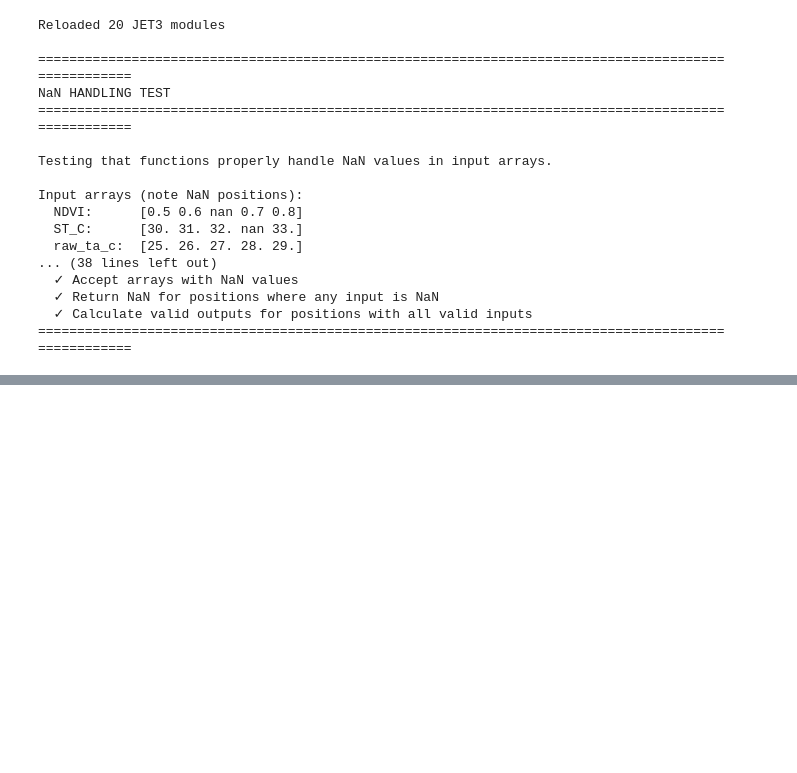
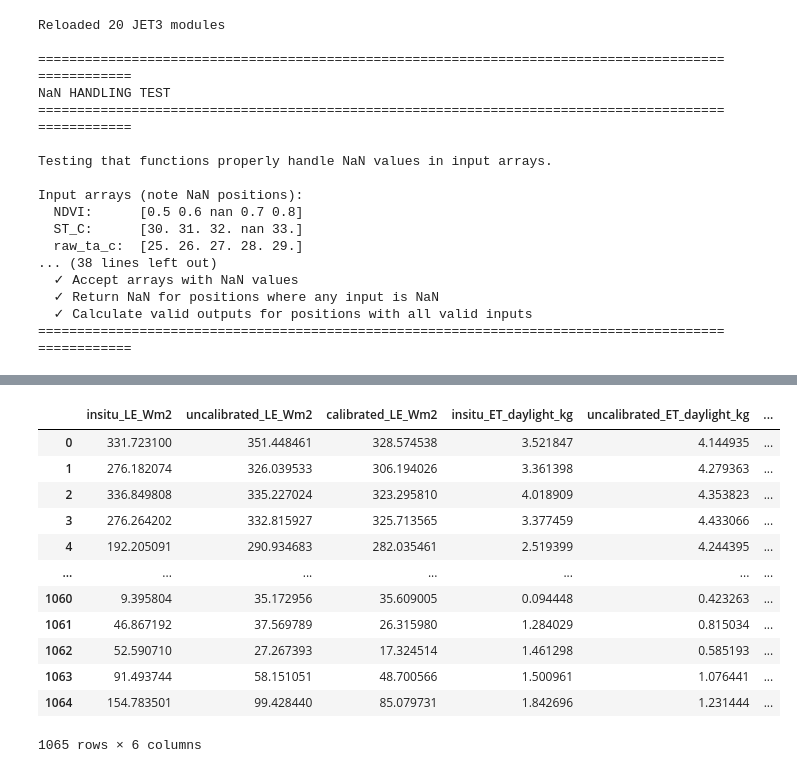
Before and after one commit to gregory-halverson-jpl/JET3, a Jupyter notebook: notebooks/Meteorology Calibration and ET.ipynb, the cells around one changed output, grey strips where cells are left out. Cells and saved outputs as stored; diff of their text form; code cells hidden in the pictures; blank space fills up the shorter version.

Commit message:
ET with raw vs calibrated RH

```diff
--- a/notebooks/Meteorology Calibration and ET.ipynb
+++ b/notebooks/Meteorology Calibration and ET.ipynb
@@ -2103,0 +2120,25 @@ calibrated_df
+# %%
+comparison_df = pd.DataFrame({
+    "insitu_LE_Wm2": df.insitu_LE_Wm2,
+    "uncalibrated_LE_Wm2": uncalibrated_df.LE_Wm2,
+    "calibrated_LE_Wm2": calibrated_df.LE_Wm2,
+    "insitu_ET_daylight_kg": df.insitu_ET_daylight_kg,
+    "uncalibrated_ET_daylight_kg": uncalibrated_df.ET_daylight_kg,
+    "calibrated_ET_daylight_kg": calibrated_df.ET_daylight_kg,
+})
+
+comparison_df
+# %% [output]
+|  | insitu_LE_Wm2 | uncalibrated_LE_Wm2 | calibrated_LE_Wm2 | insitu_ET_daylight_kg | uncalibrated_ET_daylight_kg | ... |
+| 0 | 331.723100 | 351.448461 | 328.574538 | 3.521847 | 4.144935 | ... |
+| 1 | 276.182074 | 326.039533 | 306.194026 | 3.361398 | 4.279363 | ... |
+| 2 | 336.849808 | 335.227024 | 323.295810 | 4.018909 | 4.353823 | ... |
+| 3 | 276.264202 | 332.815927 | 325.713565 | 3.377459 | 4.433066 | ... |
+| 4 | 192.205091 | 290.934683 | 282.035461 | 2.519399 | 4.244395 | ... |
+| ... | ... | ... | ... | ... | ... | ... |
+| 1060 | 9.395804 | 35.172956 | 35.609005 | 0.094448 | 0.423263 | ... |
+| 1061 | 46.867192 | 37.569789 | 26.315980 | 1.284029 | 0.815034 | ... |
+| 1062 | 52.590710 | 27.267393 | 17.324514 | 1.461298 | 0.585193 | ... |
+| 1063 | 91.493744 | 58.151051 | 48.700566 | 1.500961 | 1.076441 | ... |
+| 1064 | 154.783501 | 99.428440 | 85.079731 | 1.842696 | 1.231444 | ... |
+1065 rows × 6 columns
```
Also changed, not shown: parts of 6 cells of this notebook, 1 other file.
